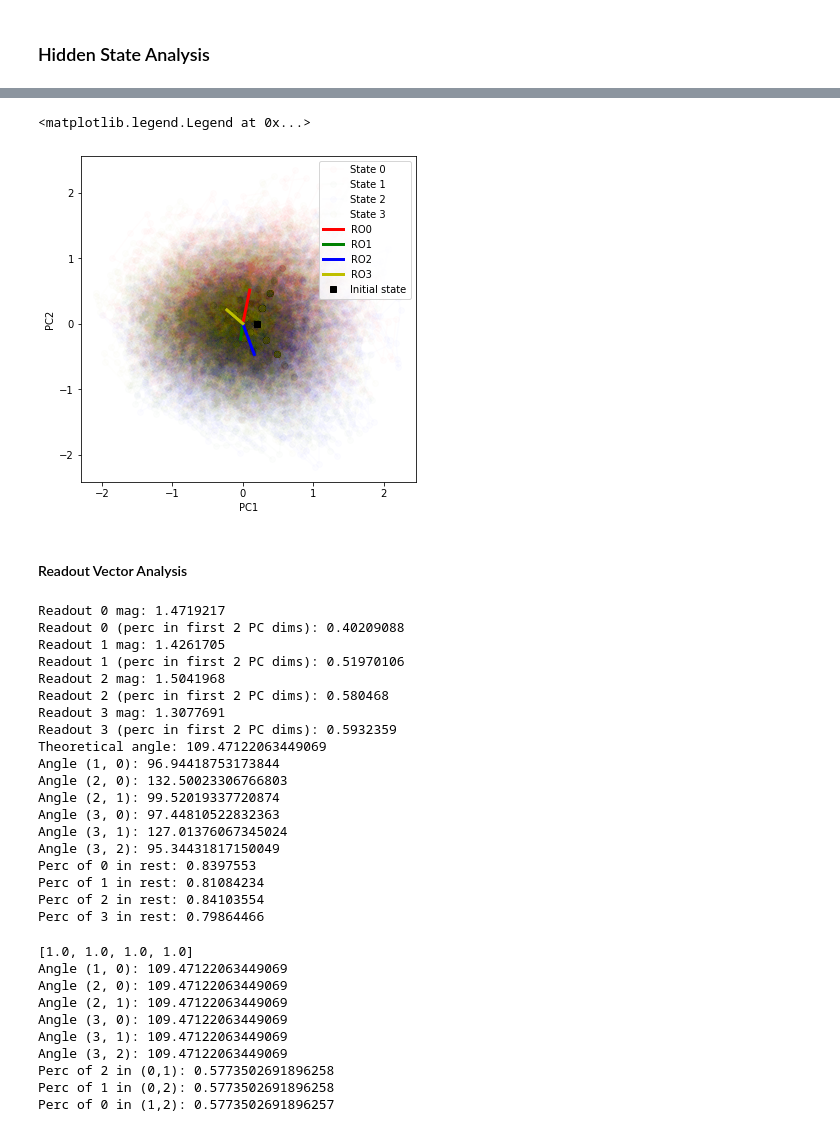
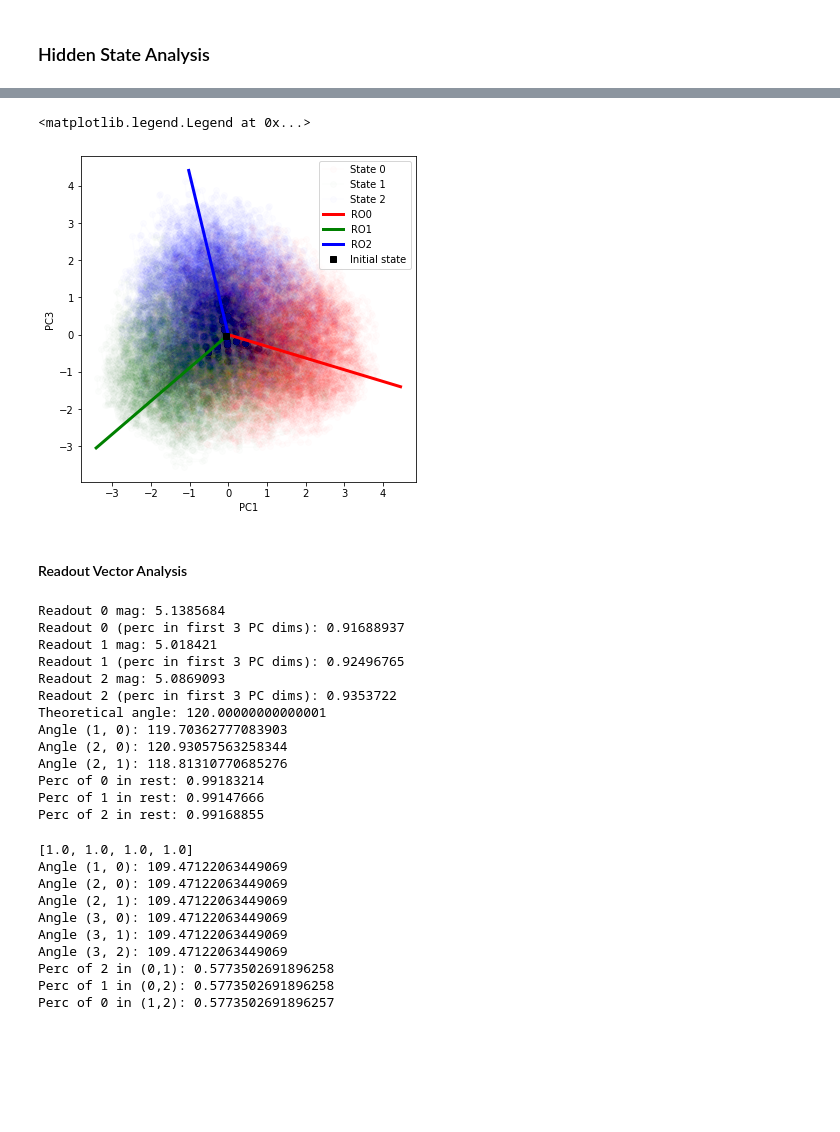
Before and after one commit to kaitken17/colab_based_projects, a Jupyter notebook: sythetic_analysis_multiclass.ipynb, the cells around one changed output, grey strips where cells are left out. Drawn from its saved outputs; the diff is of its cells as text; code cells hidden in the pictures; blank space fills up the shorter version.

```diff
--- a/sythetic_analysis_multiclass.ipynb
+++ b/sythetic_analysis_multiclass.ipynb
@@ -937,16 +905,15 @@ prng_key = jax.random.PRNGKey(seed) # create a random key for jax for use on dev
 toy_params = {
   'phrase_length': 50,
   'loss_type': 'XE',
-  'context_words' : False,
+  'context_words' : True,
   'unordered_class': True, # Use an unordered class set
-  'n_unordered': 4,
-  'words': ['bad', 'good', 'the', 'extremely'],
-  'corr_vals': {'01': 0.3,'12': 0.3,'23': 0.3, '30': 0.3},
+  'n_unordered': 3,
+  # 'words': ['bad', 'good', 'the', 'extremely'],
+  # 'corr_vals': {'01': 0.1,'12': 0.1,'23': 0.1, '30': 0.1},
 }
 
 # toy_params['words'] = ['kinda0', 'kinda1', 'kinda2']
 toy_params['words'] = generateWordBank(toy_params)
-# toy_params['sentiments'] = ['One', 'Two', 'Three', 'Four', 'Five']
 # toy_params['words'].append('kinda01')
 # toy_params['words'].append('kinda12')
 # toy_params['words'].append('kinda23')
@@ -955,7 +922,7 @@ toy_params['words'] = generateWordBank(toy_params)
 # toy_params['words'].remove('kinda1')
 # toy_params['words'].append('bad0')
 # toy_params['words'].append('bad1')
-# toy_params['sentiments'] = ['Red', 'Green', 'Blue']
+# toy_params['sentiments'] = ['One', 'Two', 'Three', 'Four', 'Five']
 # toy_params['sentiments'] = ['Bad', 'Neutral', 'Good']
 if toy_params['unordered_class']:
   toy_params['sentiments'] = ['sent'+str(i) for i in range(toy_params['n_unordered'])]
@@ -976,7 +943,7 @@ rnn_specs = {
 
 train_params = {
   'max_grad_norm': 10.0,      # max gradient norm before clipping, clip to this value.
-  'l2reg': 2e-3,           # amount of L2 regularization on the weights
+  'l2reg': 2e-4,           # amount of L2 regularization on the weights
 
   'init_lr': 0.1,                     # initial learning rate
   'decay_factor': 0.9997,             # decay the learning rate this much
@@ -988,7 +955,7 @@ train_params = {
   'num_batchs': 1000,                    # Total number of batches to train on.
   'print_every': 100,                     # Print training informatino every so often
 
-  'n_datasets': 5,                           # Number of new train sets to generate total (this is slow)
+  'n_datasets': 10,                           # Number of new train sets to generate total (this is slow)
   'epochs': 2,                               # How many times to go through each train set completely
   'test_set_size': 200,
 
@@ -1008,7 +975,7 @@ new_network = True
 load_network = False
 save_data = True
 
-path = '/content/drive/My Drive/ml_research/fixedpoints_nlp/data/gru_4classrgb_01-12-23-30is03_noRO_l2is2e-3.pickle'
+path = '/content/drive/My Drive/ml_research/fixedpoints_nlp/data/gru_3classrgb_noRO_wcontext_l2is2e-4.pickle'
 save_data = override_data(path, save_data)
 
 if new_network:
@@ -1083,7 +1050,7 @@ save_run_data(path, save_data, get_params(opt_state), toy_params, rnn_specs, tra
 KeyError: ignored
 # %%
 # Loads network
-path = '/content/drive/My Drive/ml_research/fixedpoints_nlp/data/gru_3classrgb_xe_noRO_l2is2e-4.pickle'
+path = '/content/drive/My Drive/ml_research/fixedpoints_nlp/data/gru_4classrgb_01-12-23-30is01_noRO_l2is5e-3.pickle'
 
 with open(path, 'rb') as load_file:
     params_loaded = pickle.load(load_file)
@@ -1257,36 +1223,36 @@ Readout vec proj via PCA: [[ 0.09784256 -0.02979331  0.16271548 -0.22753285]
 plt.figure(figsize=(6, 6))
 
 pc1 = 0
-pc2 = 1
+pc2 = 2
 
 # state_labels = ['Positive examples', 'Negative examples']
 state_labels = ['State {}'.format(i) for i in range(len(toy_params['sentiments']))]
 state_colors = ['r', 'g', 'b', 'y', 'orange', 'm']
 for i in range(len(toy_params['sentiments'])):
   if len(states[i]) > 0:
     pca_states = pca.transform(np.vstack(states[i])).T
     plt.plot(pca_states[pc1], pca_states[pc2], c = state_colors[i], marker='o', alpha=0.01, label=state_labels[i])
 
 
 # Plots readout direction
 for i in range(len(readout)):
   ro_dir = np.matmul(comp, readout[i])
   x_ro = [0, ro_dir[pc1]]
   y_ro = [0, ro_dir[pc2]]
   plt.plot(x_ro, y_ro, state_colors[i], linewidth = 3, label='RO'+str(i))
 
 pca_h0 = pca.transform(np.atleast_2d(h0)).T
 plt.plot(pca_h0[pc1], pca_h0[pc2], 'ks', label='Initial state')
 
 plt.xlabel('PC'+str(pc1+1))
 plt.ylabel('PC'+str(pc2+1))
 # plt.xlim(-5, 5)
 # plt.ylim(-5, 5)
 
 plt.legend()
 # %% [output]
 <matplotlib.legend.Legend at 0x...>
-[figure, old version]
+[figure, new version]
 # %% [markdown]
 #### Readout Vector Analysis
 # %%
@@ -1311,7 +1277,7 @@ readout = wO.T
 
 readout_mags = []
 readout_pca_mags = []
-pc_dims = 2
+pc_dims = 3
 for i in range(len(readout)):
   readout_mags.append(np.linalg.norm(readout[i]))
   readout_pca_mags.append(np.linalg.norm(np.matmul(comp, readout.T).T[i][:pc_dims]))
@@ -1332,25 +1298,19 @@ for i in range(len(readout)):
       A.append(readout[j])
   print('Perc of {} in rest:'.format(i), subspace_perc(np.asarray(A).T, readout[i]))
 # %% [output]
-Readout 0 mag: 1.4719217
-Readout 0 (perc in first 2 PC dims): 0.40209088
-Readout 1 mag: 1.4261705
-Readout 1 (perc in first 2 PC dims): 0.51970106
-Readout 2 mag: 1.5041968
-Readout 2 (perc in first 2 PC dims): 0.580468
-Readout 3 mag: 1.3077691
-Readout 3 (perc in first 2 PC dims): 0.5932359
-Theoretical angle: 109.47122063449069
-Angle (1, 0): 96.94418753173844
-Angle (2, 0): 132.50023306766803
-Angle (2, 1): 99.52019337720874
-Angle (3, 0): 97.44810522832363
-Angle (3, 1): 127.01376067345024
-Angle (3, 2): 95.34431817150049
-Perc of 0 in rest: 0.8397553
-Perc of 1 in rest: 0.81084234
-Perc of 2 in rest: 0.84103554
-Perc of 3 in rest: 0.79864466
+Readout 0 mag: 5.1385684
+Readout 0 (perc in first 3 PC dims): 0.91688937
+Readout 1 mag: 5.018421
+Readout 1 (perc in first 3 PC dims): 0.92496765
+Readout 2 mag: 5.0869093
+Readout 2 (perc in first 3 PC dims): 0.9353722
+Theoretical angle: 120.00000000000001
+Angle (1, 0): 119.70362777083903
+Angle (2, 0): 120.93057563258344
+Angle (2, 1): 118.81310770685276
+Perc of 0 in rest: 0.99183214
+Perc of 1 in rest: 0.99147666
+Perc of 2 in rest: 0.99168855
 # %%
 # Exact symplex numbers
 
```
Also changed, not shown: parts of 17 cells of this notebook.
